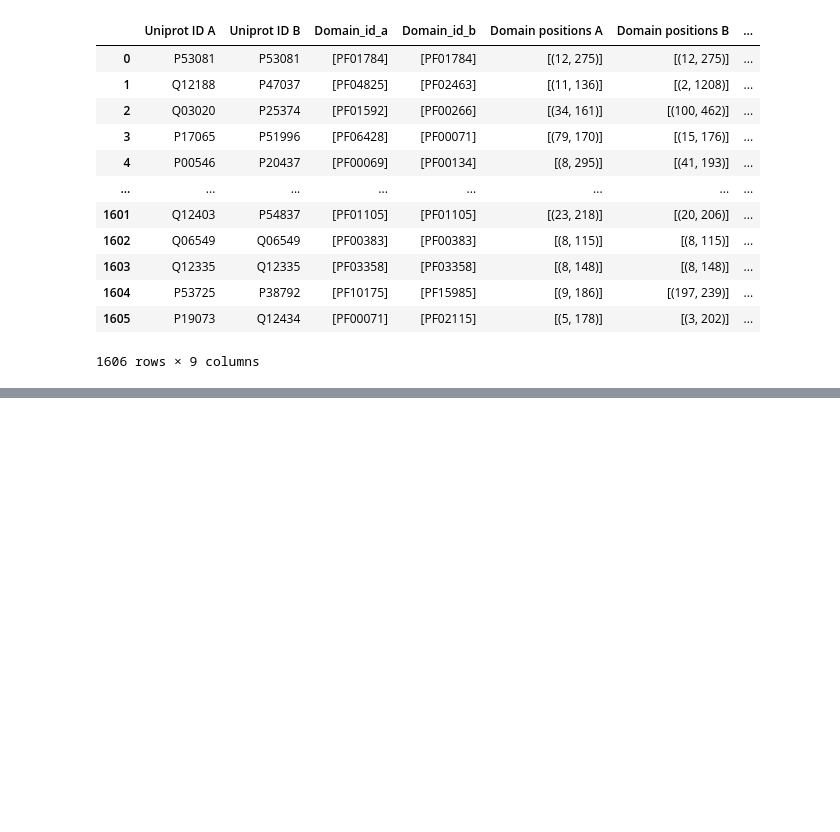
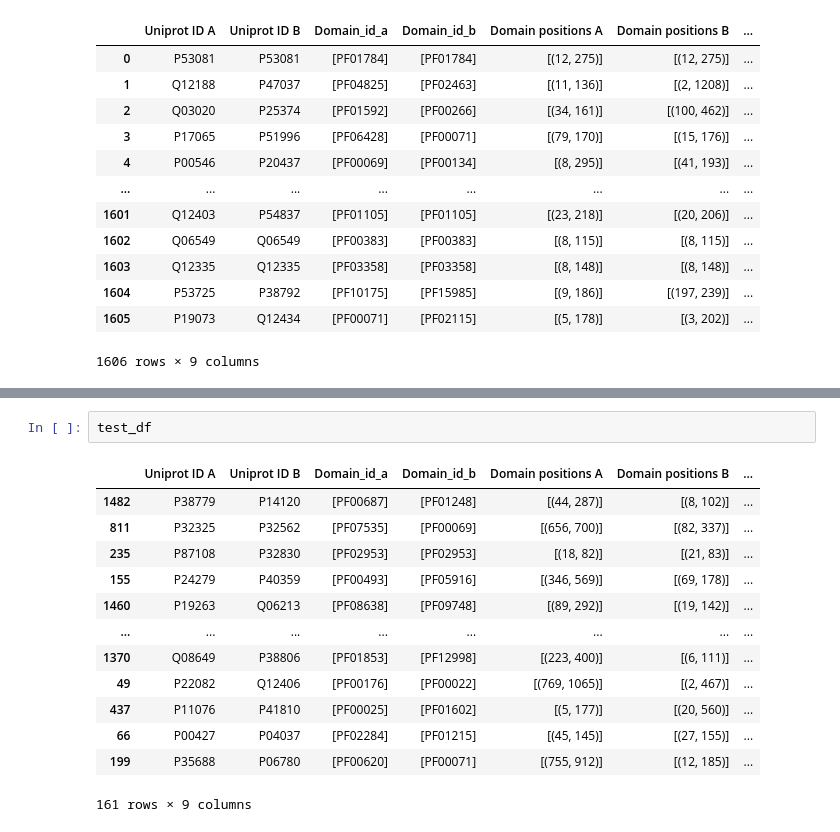
Before and after one commit to jrgreen7/PIPE, a Jupyter notebook: Deep-PIPE-Sites/preprocessing.ipynb, the cells around one changed output, grey strips where cells are left out. Saved outputs shown, nothing was run; the diff lists cells and outputs as text; blank space fills up the shorter version.

```diff
--- a/Deep-PIPE-Sites/preprocessing.ipynb
+++ b/Deep-PIPE-Sites/preprocessing.ipynb
@@ -193,0 +250,16 @@ ppi_masks
+# %%
+test_df
+# %% [output]
+|  | Uniprot ID A | Uniprot ID B | Domain_id_a | Domain_id_b | Domain positions A | Domain positions B | ... |
+| 1482 | P38779 | P14120 | [PF00687] | [PF01248] | [(44, 287)] | [(8, 102)] | ... |
+| 811 | P32325 | P32562 | [PF07535] | [PF00069] | [(656, 700)] | [(82, 337)] | ... |
+| 235 | P87108 | P32830 | [PF02953] | [PF02953] | [(18, 82)] | [(21, 83)] | ... |
+| 155 | P24279 | P40359 | [PF00493] | [PF05916] | [(346, 569)] | [(69, 178)] | ... |
+| 1460 | P19263 | Q06213 | [PF08638] | [PF09748] | [(89, 292)] | [(19, 142)] | ... |
+| ... | ... | ... | ... | ... | ... | ... | ... |
+| 1370 | Q08649 | P38806 | [PF01853] | [PF12998] | [(223, 400)] | [(6, 111)] | ... |
+| 49 | P22082 | Q12406 | [PF00176] | [PF00022] | [(769, 1065)] | [(2, 467)] | ... |
+| 437 | P11076 | P41810 | [PF00025] | [PF01602] | [(5, 177)] | [(20, 560)] | ... |
+| 66 | P00427 | P04037 | [PF02284] | [PF01215] | [(45, 145)] | [(27, 155)] | ... |
+| 199 | P35688 | P06780 | [PF00620] | [PF00071] | [(755, 912)] | [(12, 185)] | ... |
+161 rows × 9 columns
```
Also changed, not shown: parts of 13 cells of this notebook, 3 other files.
